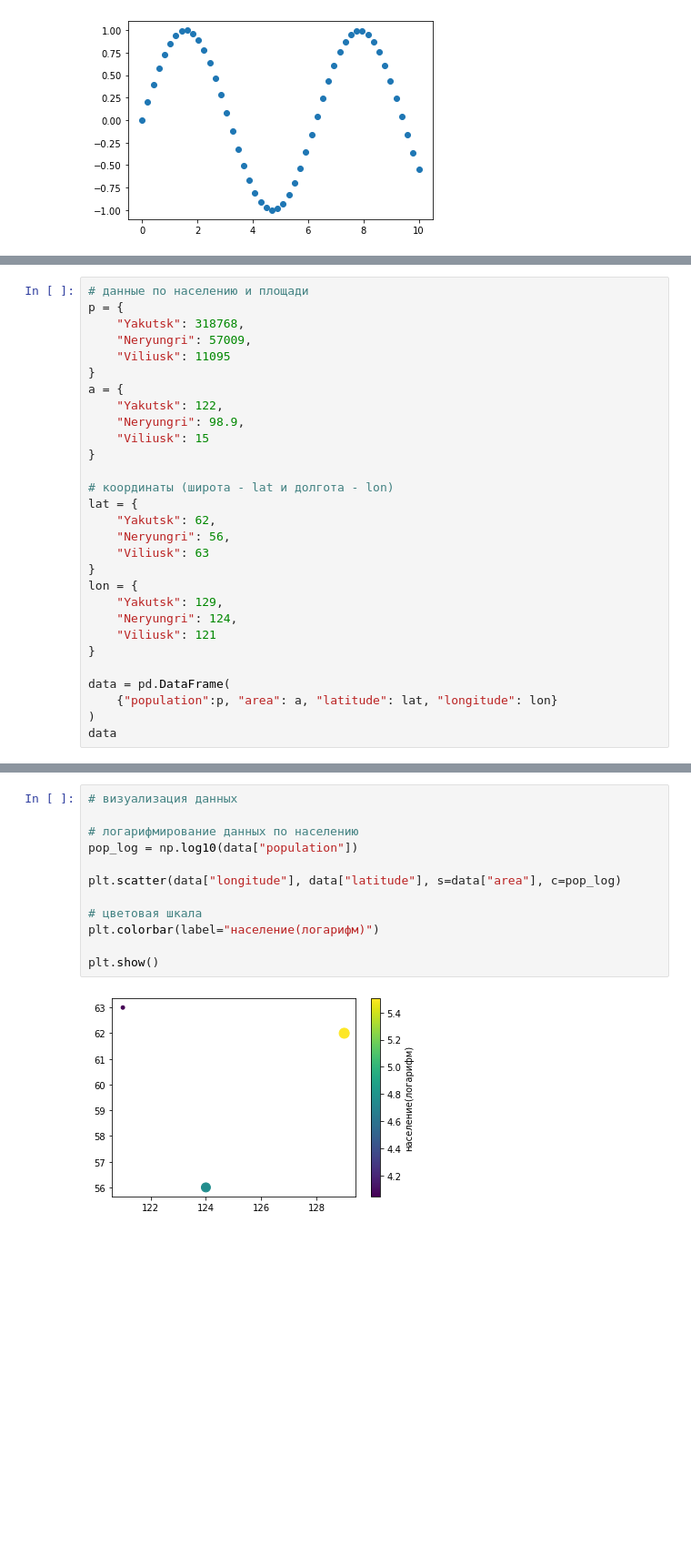
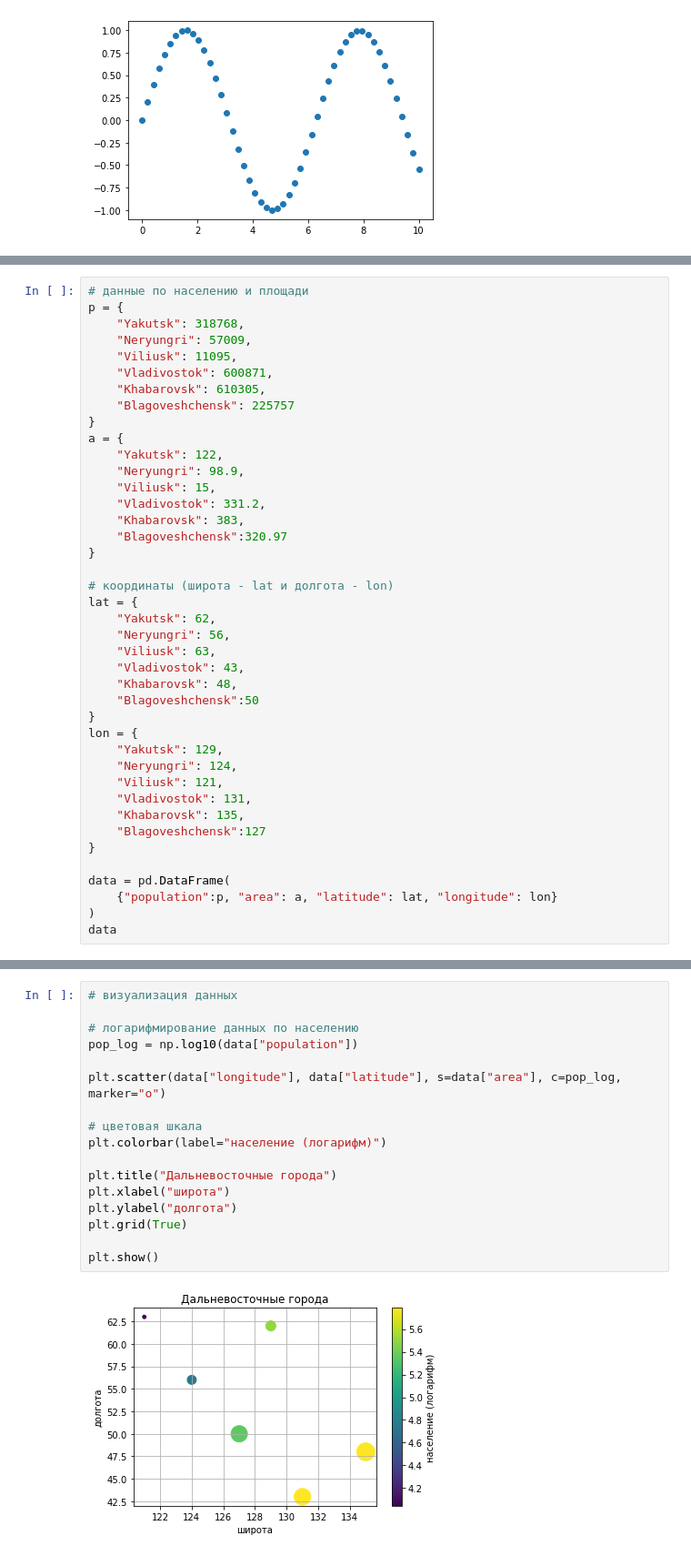
Before and after one commit to Aysen23/Altan_python, a Jupyter notebook: 2.analytics/9.Matplotlib.ipynb, the cells around one changed output, grey strips where cells are left out. Shown at 91% size. Cells and saved outputs as stored; diff of their text form; blank space fills up the shorter version.

```diff
--- a/2.analytics/9.Matplotlib.ipynb
+++ b/2.analytics/9.Matplotlib.ipynb
@@ -35,24 +35,36 @@ plt.show()
 p = {
     "Yakutsk": 318768,
     "Neryungri": 57009,
-    "Viliusk": 11095
+    "Viliusk": 11095,
+    "Vladivostok": 600871,
+    "Khabarovsk": 610305,
+    "Blagoveshchensk": 225757
 }
 a = {
     "Yakutsk": 122,
     "Neryungri": 98.9,
-    "Viliusk": 15
+    "Viliusk": 15,
+    "Vladivostok": 331.2,
+    "Khabarovsk": 383,
+    "Blagoveshchensk":320.97
 }
 
 # координаты (широта - lat и долгота - lon)
 lat = {
     "Yakutsk": 62,
     "Neryungri": 56,
-    "Viliusk": 63
+    "Viliusk": 63,
+    "Vladivostok": 43,
+    "Khabarovsk": 48,
+    "Blagoveshchensk":50
 }
 lon = {
     "Yakutsk": 129,
     "Neryungri": 124,
-    "Viliusk": 121
+    "Viliusk": 121,
+    "Vladivostok": 131,
+    "Khabarovsk": 135,
+    "Blagoveshchensk":127
 }
 
 data = pd.DataFrame(
@@ -67,17 +82,22 @@ data
 # %%
 # визуализация данных
 
 # логарифмирование данных по населению
 pop_log = np.log10(data["population"])
 
-plt.scatter(data["longitude"], data["latitude"], s=data["area"], c=pop_log)
+plt.scatter(data["longitude"], data["latitude"], s=data["area"], c=pop_log, marker="o")
 
 # цветовая шкала
-plt.colorbar(label="население(логарифм)")
+plt.colorbar(label="население (логарифм)")
+
+plt.title("Дальневосточные города")
+plt.xlabel("широта")
+plt.ylabel("долгота")
+plt.grid(True)
 
 plt.show()
 # %% [output]
-[figure, old version]
+[figure, new version]
 # %%
 x = np.random.randn(500)
 y = np.random.randn(500)
```
Also changed, not shown: parts of 4 cells of this notebook, 1 other file.
